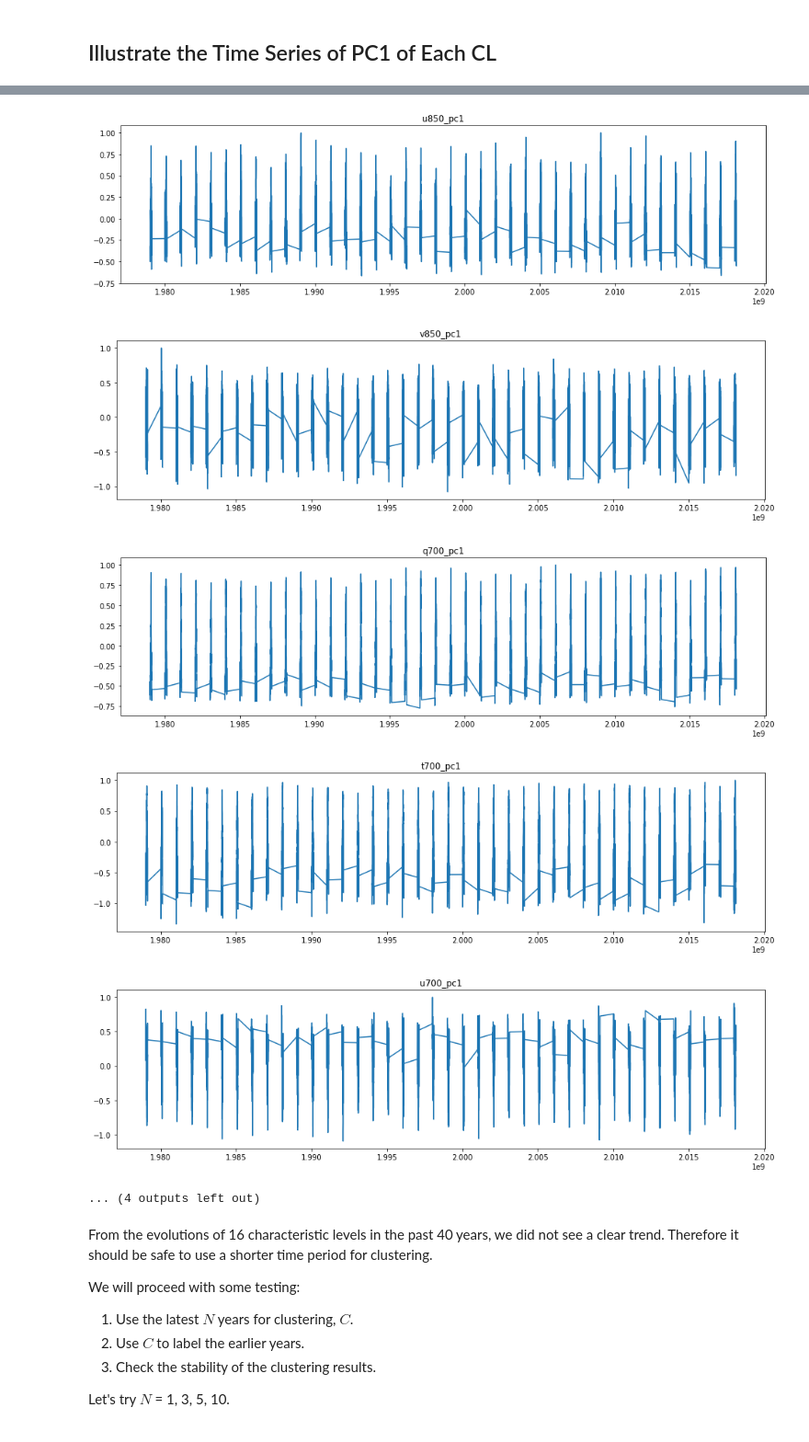
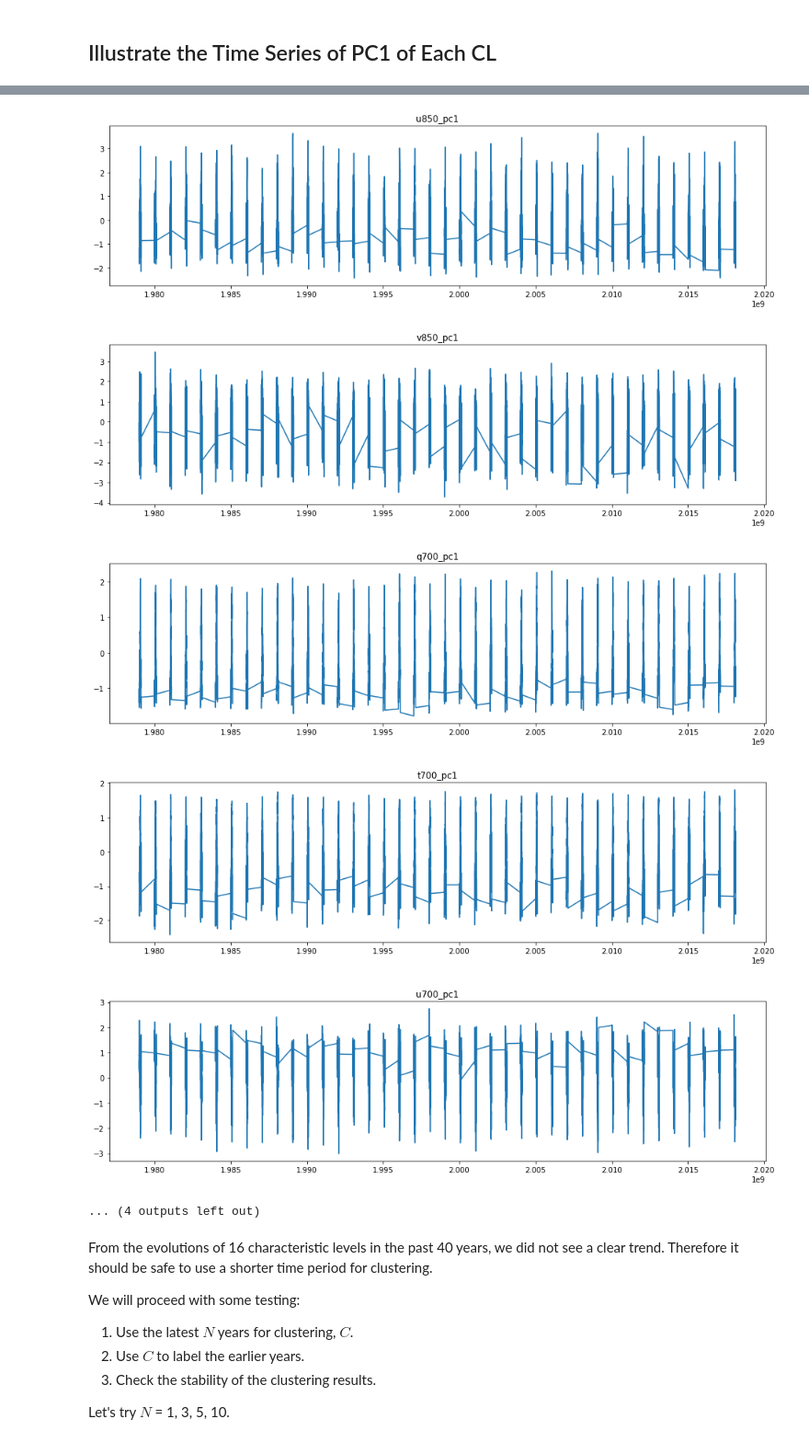
Before and after one commit to tingsyo/storm_tracker_to_vaisala, a Jupyter notebook: notebook/04_Clustering_with_ERA5_PCA.ipynb, the cells around one changed output, grey strips where cells are left out. Shown: that part at 92% size. Cells and saved outputs as stored; diff of their text form; code cells hidden in the pictures.

```diff
--- a/notebook/04_Clustering_with_ERA5_PCA.ipynb
+++ b/notebook/04_Clustering_with_ERA5_PCA.ipynb
@@ -77,7 +77,7 @@ Index(['mslp_pc1', 'mslp_pc2', 'mslp_pc3', 'mslp_pc4', 'mslp_pc5', 'mslp_pc6',
 for l in LAYERS:
     tmp = data[l+'_pc1']
     plt.figure(figsize=(16,4))
-    plt.plot(tmp/tmp.max())
+    plt.plot(tmp)
     plt.title(l+'_pc1')
     plt.show()
 # %% [output]
@@ -91,8 +91,8 @@ for l in LAYERS:
-[figure, old version]
+[figure, new version]
-[figure, old version]
+[figure, new version]
-[figure, old version]
+[figure, new version]
-[figure, old version]
+[figure, new version]
-[figure, old version]
+[figure, new version]
 ... (4 outputs left out)
 # %% [markdown]
 From the evolutions of 16 characteristic levels in the past 40 years, we did not see a clear trend. Therefore it should be safe to use a shorter time period for clustering.
```
Also changed, not shown: parts of 9 cells of this notebook.
